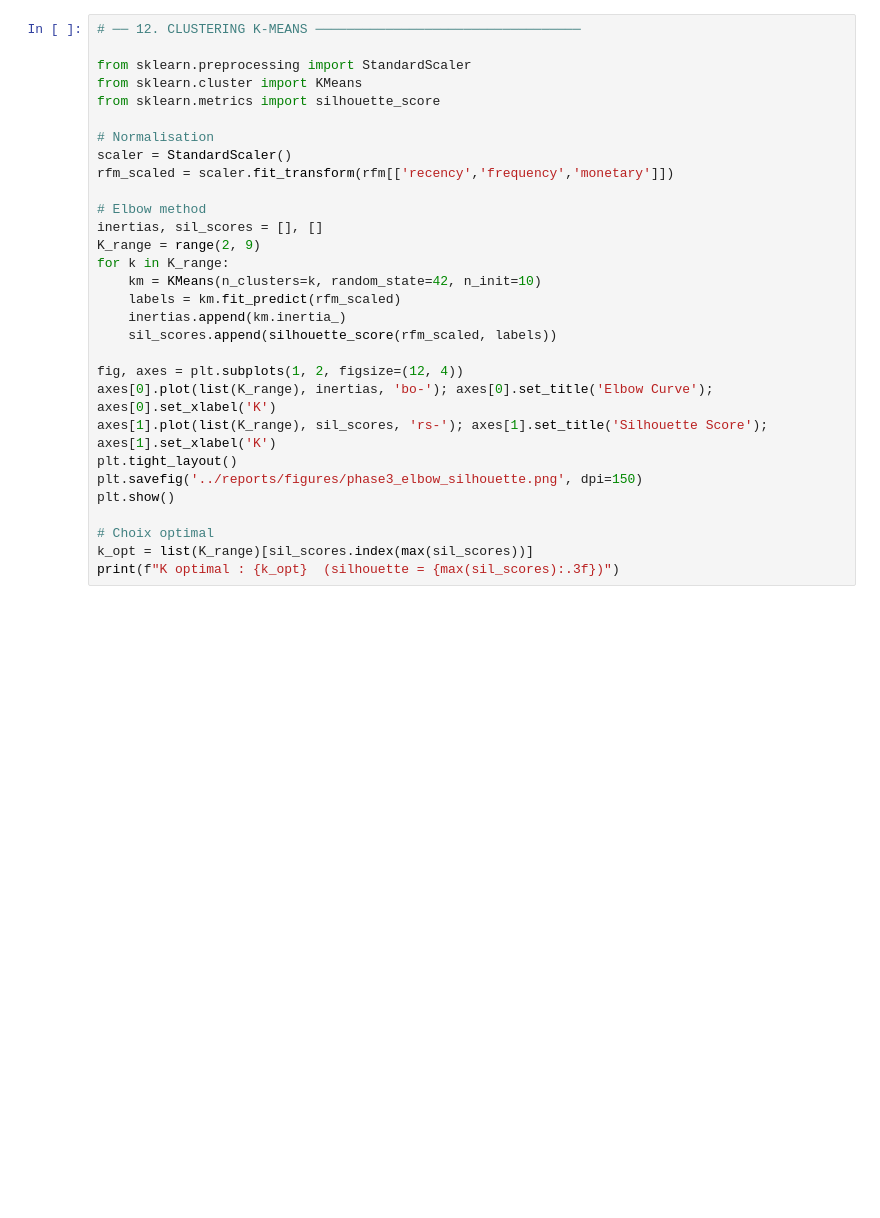
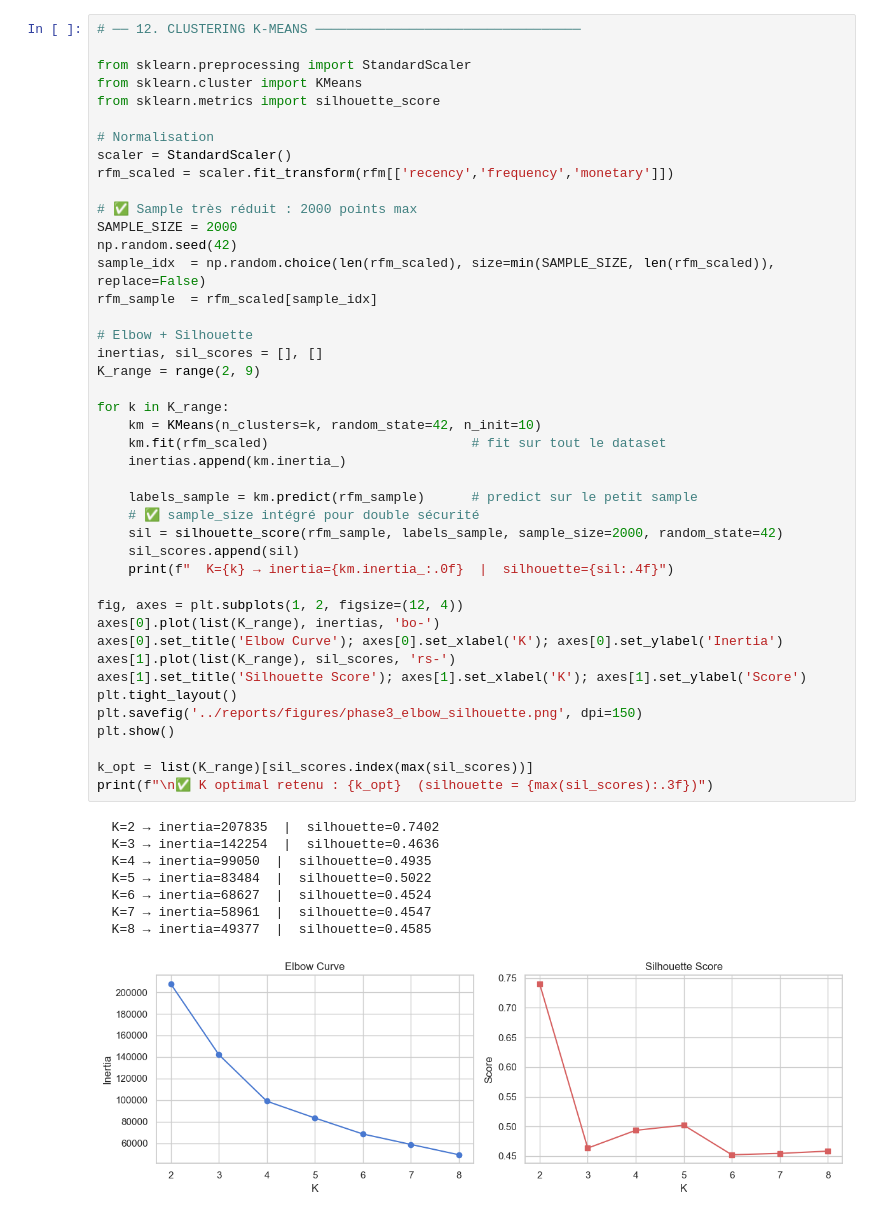
Before and after one commit to ELANSARIOUMAIMA/dddm-ecommerce-olist, a Jupyter notebook: notebooks/phase3_eda.ipynb, the cells around one changed output. Saved outputs shown, nothing was run; the diff lists cells and outputs as text; blank space fills up the shorter version.

```diff
--- a/notebooks/phase3_eda.ipynb
+++ b/notebooks/phase3_eda.ipynb
@@ -292,30 +356,52 @@ rfm.describe()
 # %%
 # ── 12. CLUSTERING K-MEANS ──────────────────────────────────
 
 from sklearn.preprocessing import StandardScaler
 from sklearn.cluster import KMeans
 from sklearn.metrics import silhouette_score
 
 # Normalisation
 scaler = StandardScaler()
 rfm_scaled = scaler.fit_transform(rfm[['recency','frequency','monetary']])
 
-# Elbow method
+# ✅ Sample très réduit : 2000 points max
+SAMPLE_SIZE = 2000
+np.random.seed(42)
+sample_idx  = np.random.choice(len(rfm_scaled), size=min(SAMPLE_SIZE, len(rfm_scaled)), replace=False)
+rfm_sample  = rfm_scaled[sample_idx]
+
+# Elbow + Silhouette
 inertias, sil_scores = [], []
 K_range = range(2, 9)
+
 for k in K_range:
     km = KMeans(n_clusters=k, random_state=42, n_init=10)
-    labels = km.fit_predict(rfm_scaled)
+    km.fit(rfm_scaled)                          # fit sur tout le dataset
     inertias.append(km.inertia_)
-    sil_scores.append(silhouette_score(rfm_scaled, labels))
+
+    labels_sample = km.predict(rfm_sample)      # predict sur le petit sample
+    # ✅ sample_size intégré pour double sécurité
+    sil = silhouette_score(rfm_sample, labels_sample, sample_size=2000, random_state=42)
+    sil_scores.append(sil)
+    print(f"  K={k} → inertia={km.inertia_:.0f}  |  silhouette={sil:.4f}")
 
 fig, axes = plt.subplots(1, 2, figsize=(12, 4))
-axes[0].plot(list(K_range), inertias, 'bo-'); axes[0].set_title('Elbow Curve'); axes[0].set_xlabel('K')
-axes[1].plot(list(K_range), sil_scores, 'rs-'); axes[1].set_title('Silhouette Score'); axes[1].set_xlabel('K')
+axes[0].plot(list(K_range), inertias, 'bo-')
+axes[0].set_title('Elbow Curve'); axes[0].set_xlabel('K'); axes[0].set_ylabel('Inertia')
+axes[1].plot(list(K_range), sil_scores, 'rs-')
+axes[1].set_title('Silhouette Score'); axes[1].set_xlabel('K'); axes[1].set_ylabel('Score')
 plt.tight_layout()
 plt.savefig('../reports/figures/phase3_elbow_silhouette.png', dpi=150)
 plt.show()
 
-# Choix optimal
 k_opt = list(K_range)[sil_scores.index(max(sil_scores))]
-print(f"K optimal : {k_opt}  (silhouette = {max(sil_scores):.3f})")
+print(f"\n✅ K optimal retenu : {k_opt}  (silhouette = {max(sil_scores):.3f})")
+# %% [output]
+  K=2 → inertia=207835  |  silhouette=0.7402
+  K=3 → inertia=142254  |  silhouette=0.4636
+  K=4 → inertia=99050  |  silhouette=0.4935
+  K=5 → inertia=83484  |  silhouette=0.5022
+  K=6 → inertia=68627  |  silhouette=0.4524
+  K=7 → inertia=58961  |  silhouette=0.4547
+  K=8 → inertia=49377  |  silhouette=0.4585
+[figure, added]
```
Also changed, not shown: parts of 15 cells of this notebook, 23 other files.
